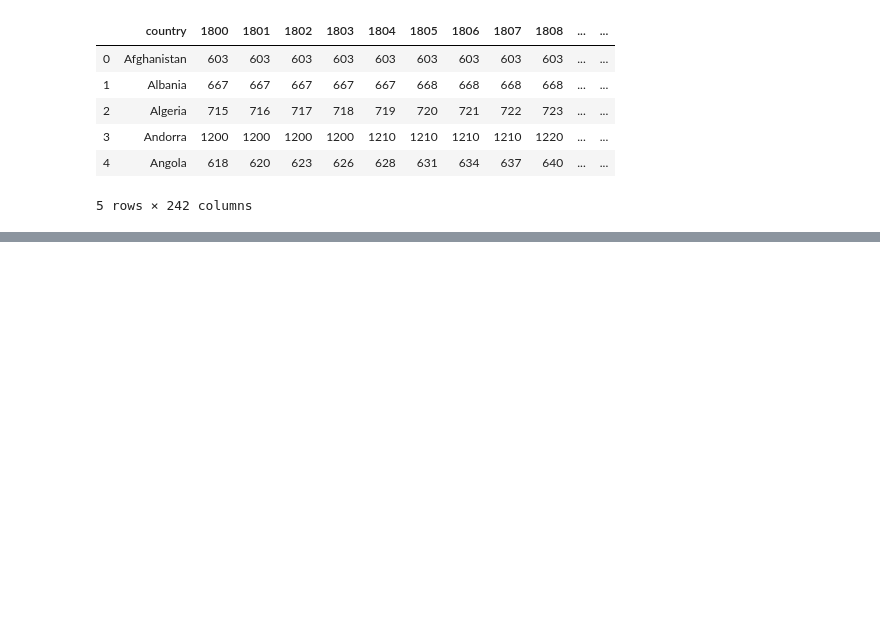
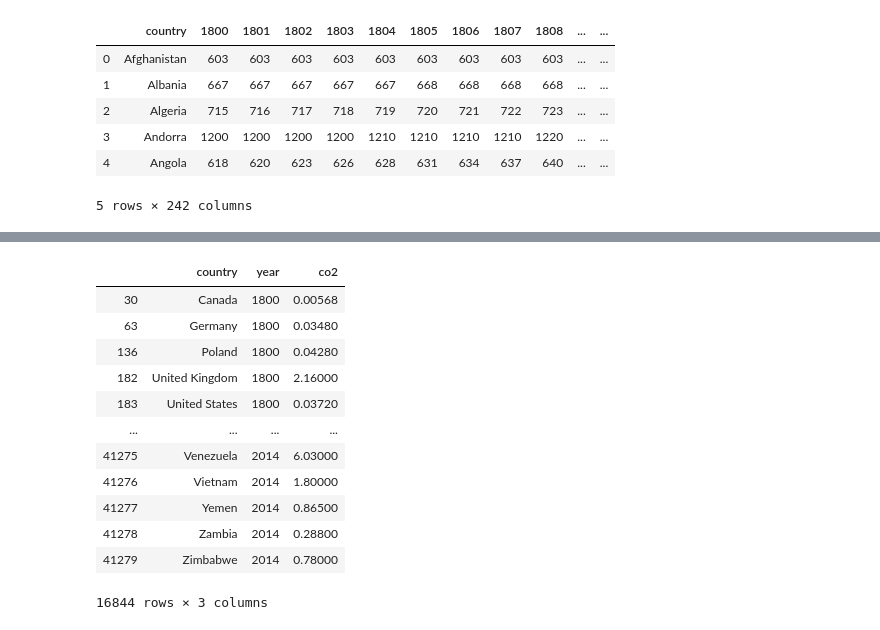
Before and after one commit to VallieTracy/project-one, a Jupyter notebook: Team_Awesome_Project_1.ipynb, the cells around one changed output, grey strips where cells are left out. Drawn from its saved outputs; the diff is of its cells as text; code cells hidden in the pictures; blank space fills up the shorter version.

```diff
--- a/Team_Awesome_Project_1.ipynb
+++ b/Team_Awesome_Project_1.ipynb
@@ -131,0 +188,19 @@ renamed_df.head()
+# %%
+#can I pivot the co2 dataframe to show every Country|Year with the co2 for that year
+df_unpivotedCO2 =co2_df.melt(id_vars=['country'], var_name='year', value_name='co2')
+df_unpivotedCO2 = df_unpivotedCO2.dropna()
+df_unpivotedCO2
+# %% [output]
+|  | country | year | co2 |
+| 30 | Canada | 1800 | 0.00568 |
+| 63 | Germany | 1800 | 0.03480 |
+| 136 | Poland | 1800 | 0.04280 |
+| 182 | United Kingdom | 1800 | 2.16000 |
+| 183 | United States | 1800 | 0.03720 |
+| ... | ... | ... | ... |
+| 41275 | Venezuela | 2014 | 6.03000 |
+| 41276 | Vietnam | 2014 | 1.80000 |
+| 41277 | Yemen | 2014 | 0.86500 |
+| 41278 | Zambia | 2014 | 0.28800 |
+| 41279 | Zimbabwe | 2014 | 0.78000 |
+16844 rows × 3 columns
```
Also changed, not shown: parts of 30 cells of this notebook.
